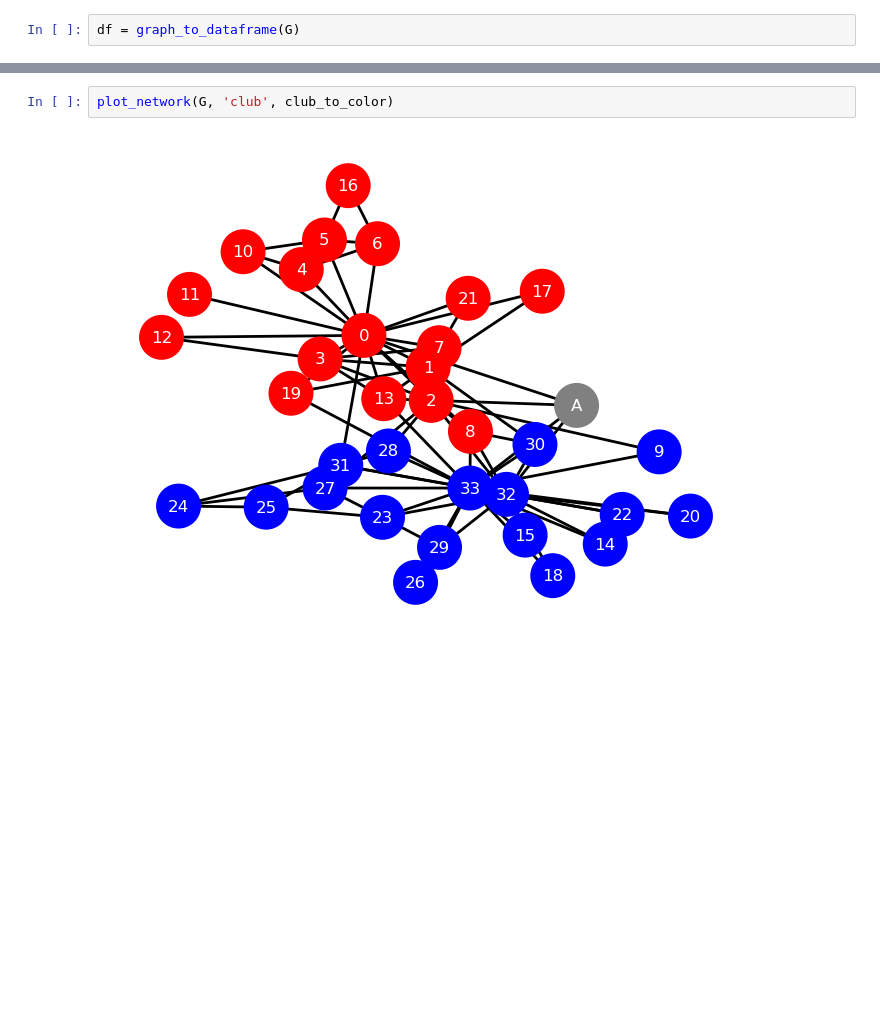
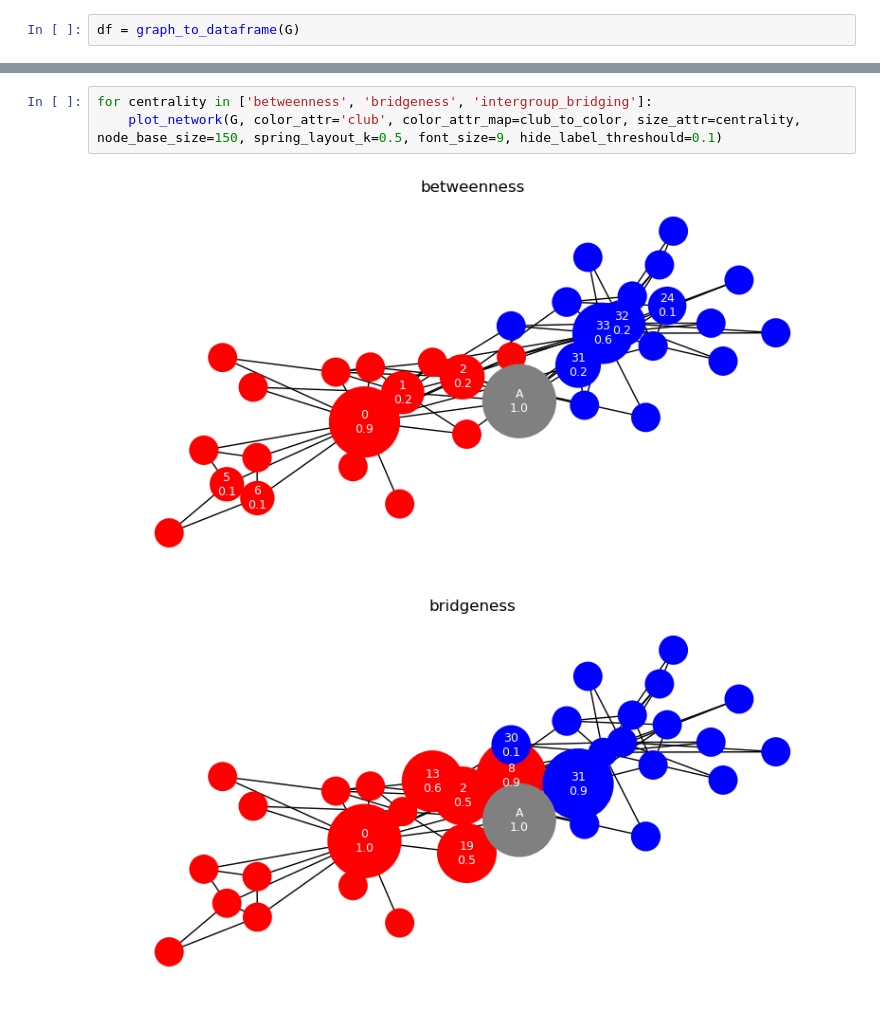
Before and after one commit to jordankobellarz/intergroup-bridging, a Jupyter notebook: centralities_comparison.ipynb, the cells around one changed output, grey strips where cells are left out. Drawn from its saved outputs; the diff is of its cells as text; blank space fills up the shorter version.

```diff
--- a/centralities_comparison.ipynb
+++ b/centralities_comparison.ipynb
@@ -234,4 +246,6 @@ df
-# %%
-plot_network(G, 'club', club_to_color)
-# %% [output]
-[figure, removed]
+# %%
+for centrality in ['betweenness', 'bridgeness', 'intergroup_bridging']:
+    plot_network(G, color_attr='club', color_attr_map=club_to_color, size_attr=centrality, node_base_size=150, spring_layout_k=0.5, font_size=9, hide_label_threshould=0.1)
+# %% [output]
+[figure, added]
+[figure, added]
```
Also changed, not shown: parts of 10 cells of this notebook, 6 other files.
